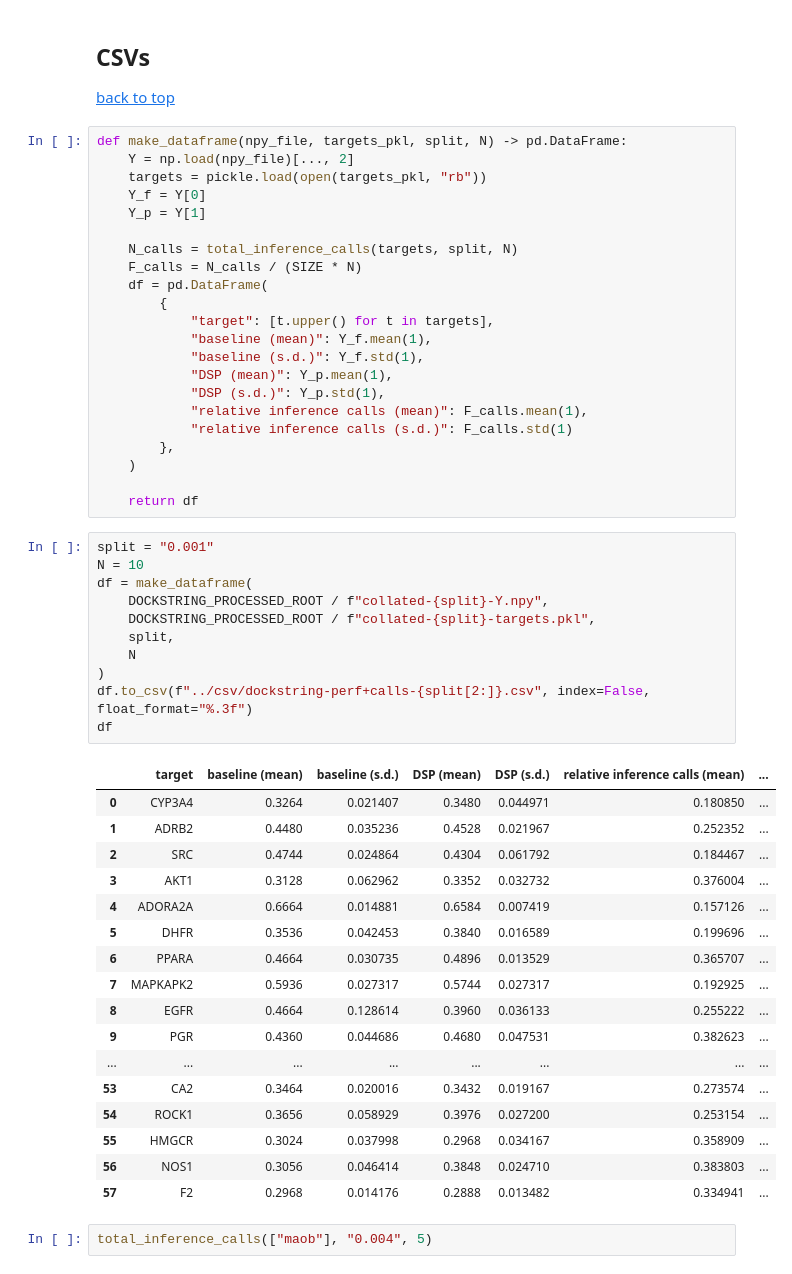
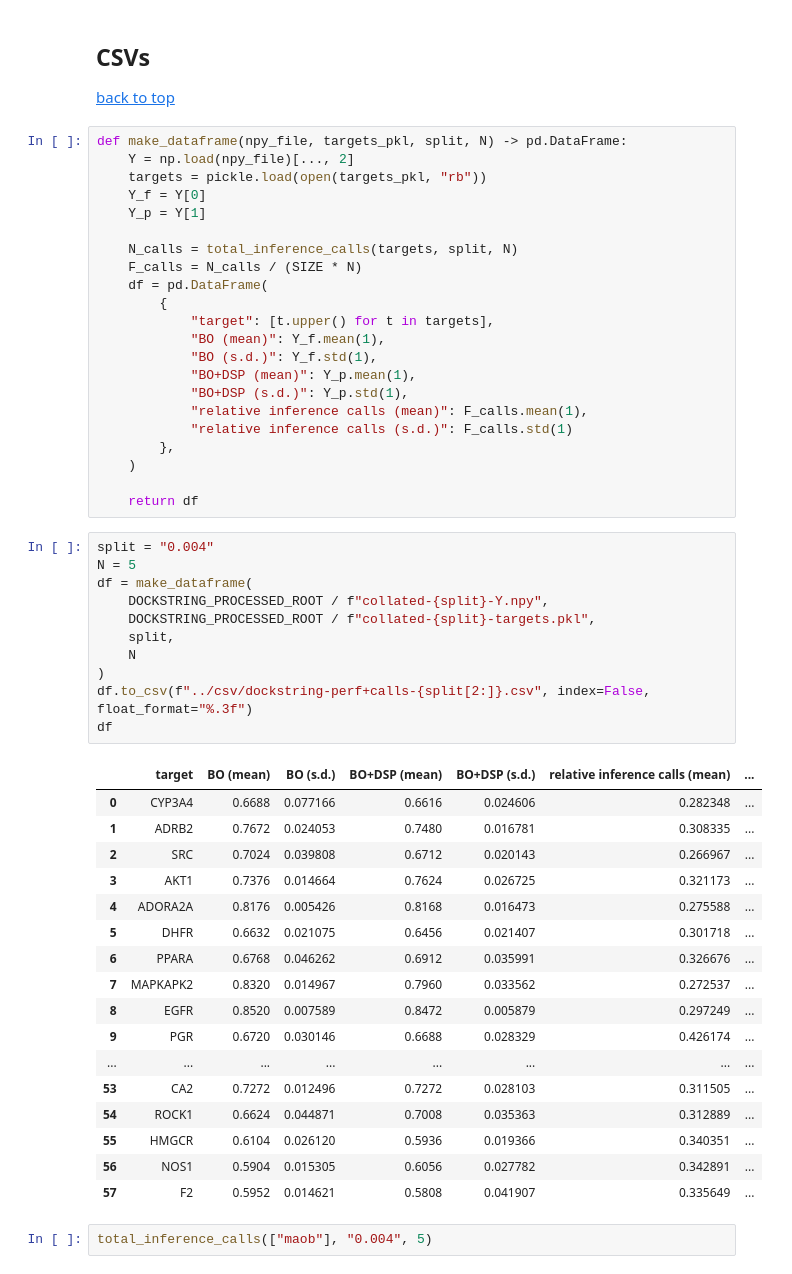
Before and after one commit to coleygroup/molpal, a Jupyter notebook: notebooks/dockstring-figures.ipynb, the cells around one changed output. Drawn from its saved outputs; the diff is of its cells as text.

```diff
--- a/notebooks/dockstring-figures.ipynb
+++ b/notebooks/dockstring-figures.ipynb
@@ -293,10 +293,10 @@ def make_dataframe(npy_file, targets_pkl, split, N) -> pd.DataFrame:
     df = pd.DataFrame(
         {
             "target": [t.upper() for t in targets],
-            "baseline (mean)": Y_f.mean(1),
-            "baseline (s.d.)": Y_f.std(1),
-            "DSP (mean)": Y_p.mean(1),
-            "DSP (s.d.)": Y_p.std(1),
+            "BO (mean)": Y_f.mean(1),
+            "BO (s.d.)": Y_f.std(1),
+            "BO+DSP (mean)": Y_p.mean(1),
+            "BO+DSP (s.d.)": Y_p.std(1),
             "relative inference calls (mean)": F_calls.mean(1),
             "relative inference calls (s.d.)": F_calls.std(1)
         },
@@ -304,34 +304,34 @@ def make_dataframe(npy_file, targets_pkl, split, N) -> pd.DataFrame:
 
     return df
 # %%
-split = "0.001"
-N = 10
+split = "0.004"
+N = 5
 df = make_dataframe(
     DOCKSTRING_PROCESSED_ROOT / f"collated-{split}-Y.npy",
     DOCKSTRING_PROCESSED_ROOT / f"collated-{split}-targets.pkl",
     split,
     N
 )
 df.to_csv(f"../csv/dockstring-perf+calls-{split[2:]}.csv", index=False, float_format="%.3f")
 df
 # %% [output]
-|  | target | baseline (mean) | baseline (s.d.) | DSP (mean) | DSP (s.d.) | relative inference calls (mean) | ... |
-| 0 | CYP3A4 | 0.3264 | 0.021407 | 0.3480 | 0.044971 | 0.180850 | ... |
-| 1 | ADRB2 | 0.4480 | 0.035236 | 0.4528 | 0.021967 | 0.252352 | ... |
-| 2 | SRC | 0.4744 | 0.024864 | 0.4304 | 0.061792 | 0.184467 | ... |
-| 3 | AKT1 | 0.3128 | 0.062962 | 0.3352 | 0.032732 | 0.376004 | ... |
-| 4 | ADORA2A | 0.6664 | 0.014881 | 0.6584 | 0.007419 | 0.157126 | ... |
-| 5 | DHFR | 0.3536 | 0.042453 | 0.3840 | 0.016589 | 0.199696 | ... |
-| 6 | PPARA | 0.4664 | 0.030735 | 0.4896 | 0.013529 | 0.365707 | ... |
-| 7 | MAPKAPK2 | 0.5936 | 0.027317 | 0.5744 | 0.027317 | 0.192925 | ... |
-| 8 | EGFR | 0.4664 | 0.128614 | 0.3960 | 0.036133 | 0.255222 | ... |
-| 9 | PGR | 0.4360 | 0.044686 | 0.4680 | 0.047531 | 0.382623 | ... |
+|  | target | BO (mean) | BO (s.d.) | BO+DSP (mean) | BO+DSP (s.d.) | relative inference calls (mean) | ... |
+| 0 | CYP3A4 | 0.6688 | 0.077166 | 0.6616 | 0.024606 | 0.282348 | ... |
+| 1 | ADRB2 | 0.7672 | 0.024053 | 0.7480 | 0.016781 | 0.308335 | ... |
+| 2 | SRC | 0.7024 | 0.039808 | 0.6712 | 0.020143 | 0.266967 | ... |
+| 3 | AKT1 | 0.7376 | 0.014664 | 0.7624 | 0.026725 | 0.321173 | ... |
+| 4 | ADORA2A | 0.8176 | 0.005426 | 0.8168 | 0.016473 | 0.275588 | ... |
+| 5 | DHFR | 0.6632 | 0.021075 | 0.6456 | 0.021407 | 0.301718 | ... |
+| 6 | PPARA | 0.6768 | 0.046262 | 0.6912 | 0.035991 | 0.326676 | ... |
+| 7 | MAPKAPK2 | 0.8320 | 0.014967 | 0.7960 | 0.033562 | 0.272537 | ... |
+| 8 | EGFR | 0.8520 | 0.007589 | 0.8472 | 0.005879 | 0.297249 | ... |
+| 9 | PGR | 0.6720 | 0.030146 | 0.6688 | 0.028329 | 0.426174 | ... |
 | ... | ... | ... | ... | ... | ... | ... | ... |
-| 53 | CA2 | 0.3464 | 0.020016 | 0.3432 | 0.019167 | 0.273574 | ... |
-| 54 | ROCK1 | 0.3656 | 0.058929 | 0.3976 | 0.027200 | 0.253154 | ... |
-| 55 | HMGCR | 0.3024 | 0.037998 | 0.2968 | 0.034167 | 0.358909 | ... |
-| 56 | NOS1 | 0.3056 | 0.046414 | 0.3848 | 0.024710 | 0.383803 | ... |
-| 57 | F2 | 0.2968 | 0.014176 | 0.2888 | 0.013482 | 0.334941 | ... |
+| 53 | CA2 | 0.7272 | 0.012496 | 0.7272 | 0.028103 | 0.311505 | ... |
+| 54 | ROCK1 | 0.6624 | 0.044871 | 0.7008 | 0.035363 | 0.312889 | ... |
+| 55 | HMGCR | 0.6104 | 0.026120 | 0.5936 | 0.019366 | 0.340351 | ... |
+| 56 | NOS1 | 0.5904 | 0.015305 | 0.6056 | 0.027782 | 0.342891 | ... |
+| 57 | F2 | 0.5952 | 0.014621 | 0.5808 | 0.041907 | 0.335649 | ... |
 # %%
 total_inference_calls(["maob"], "0.004", 5)
 # %% [output]
```
Also changed, not shown: parts of 2 cells of this notebook, 3 other files.
